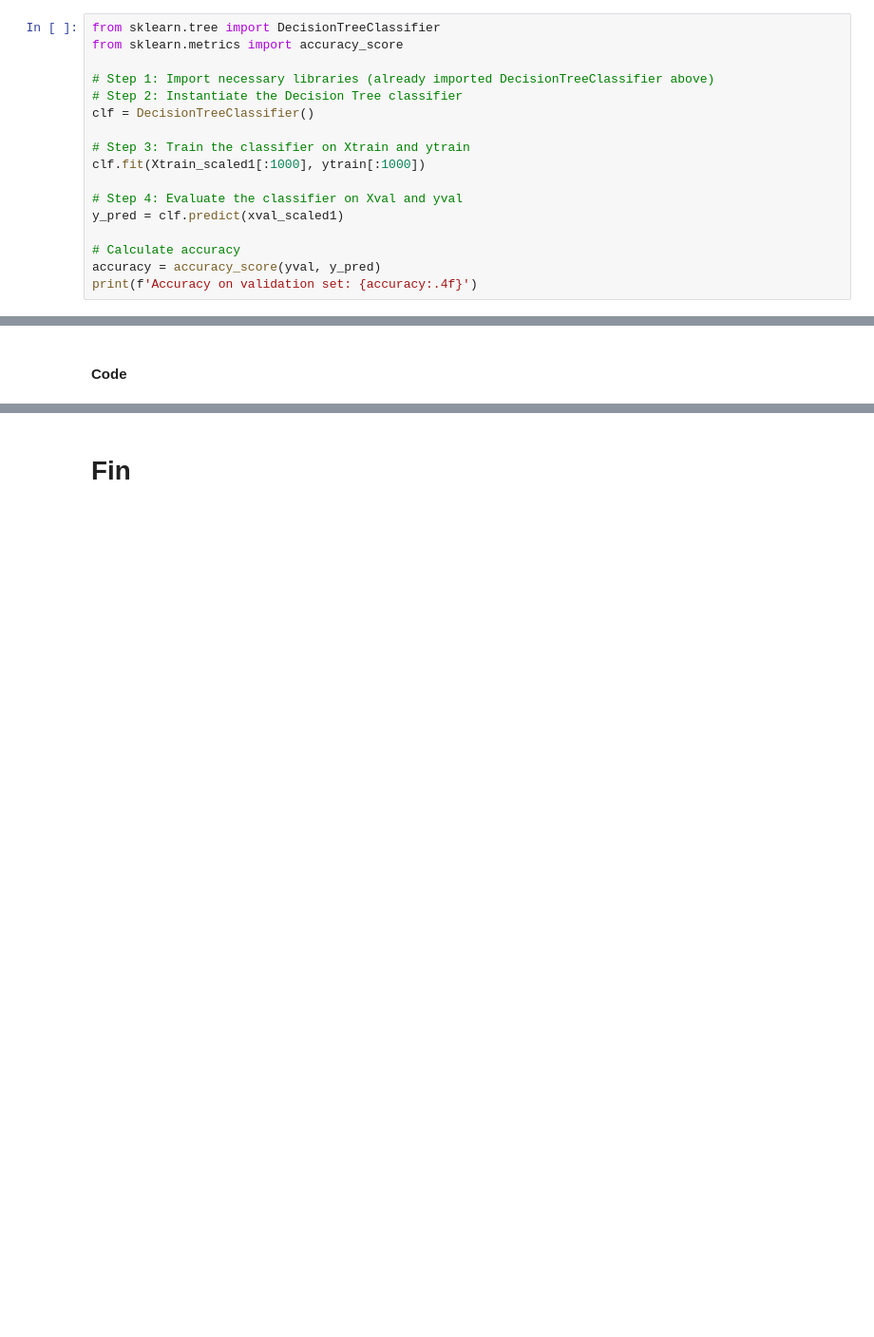
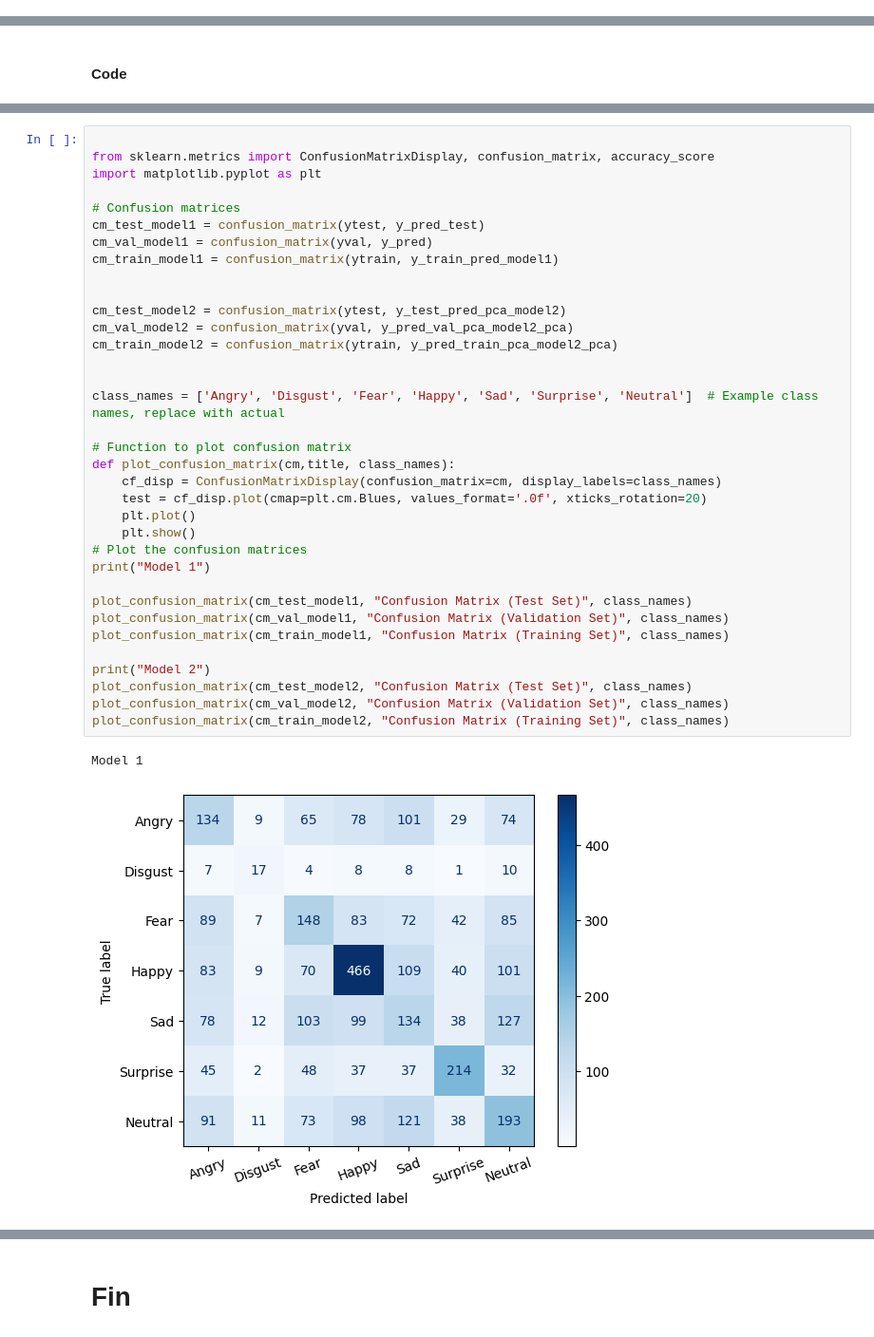
Before and after one commit to Scammaz/771-lab2, a Jupyter notebook: LAB3.ipynb, the cells around one changed output, grey strips where cells are left out. Shown at 95% size. Cells and saved outputs as stored; diff of their text form; blank space fills up the shorter version.

```diff
--- a/LAB3.ipynb
+++ b/LAB3.ipynb
@@ -531,18 +577 @@ print(f'Accuracy on validation set with PCA-reduced features: {accuracy:.4f}')
-# %%
-from sklearn.tree import DecisionTreeClassifier
-from sklearn.metrics import accuracy_score
-
-# Step 1: Import necessary libraries (already imported DecisionTreeClassifier above)
-# Step 2: Instantiate the Decision Tree classifier
-clf = DecisionTreeClassifier()
-
-# Step 3: Train the classifier on Xtrain and ytrain
-clf.fit(Xtrain_scaled1[:1000], ytrain[:1000])
-
-# Step 4: Evaluate the classifier on Xval and yval
-y_pred = clf.predict(xval_scaled1)
-
-# Calculate accuracy
-accuracy = accuracy_score(yval, y_pred)
-print(f'Accuracy on validation set: {accuracy:.4f}')
 # %% [markdown]
@@ -610,0 +687,38 @@ Taux de classification correcte (%)
+# %%
+
+from sklearn.metrics import ConfusionMatrixDisplay, confusion_matrix, accuracy_score
+import matplotlib.pyplot as plt
+
+# Confusion matrices
+cm_test_model1 = confusion_matrix(ytest, y_pred_test)
+cm_val_model1 = confusion_matrix(yval, y_pred)
+cm_train_model1 = confusion_matrix(ytrain, y_train_pred_model1)
+
+
+cm_test_model2 = confusion_matrix(ytest, y_test_pred_pca_model2)
+cm_val_model2 = confusion_matrix(yval, y_pred_val_pca_model2_pca)
+cm_train_model2 = confusion_matrix(ytrain, y_pred_train_pca_model2_pca)
+
+
+class_names = ['Angry', 'Disgust', 'Fear', 'Happy', 'Sad', 'Surprise', 'Neutral']  # Example class names, replace with actual
+
+# Function to plot confusion matrix
+def plot_confusion_matrix(cm,title, class_names):
+    cf_disp = ConfusionMatrixDisplay(confusion_matrix=cm, display_labels=class_names)
+    test = cf_disp.plot(cmap=plt.cm.Blues, values_format='.0f', xticks_rotation=20)
+    plt.plot()
+    plt.show()
+# Plot the confusion matrices
+print("Model 1")
+
+plot_confusion_matrix(cm_test_model1, "Confusion Matrix (Test Set)", class_names)
+plot_confusion_matrix(cm_val_model1, "Confusion Matrix (Validation Set)", class_names)
+plot_confusion_matrix(cm_train_model1, "Confusion Matrix (Training Set)", class_names)
+
+print("Model 2")
+plot_confusion_matrix(cm_test_model2, "Confusion Matrix (Test Set)", class_names)
+plot_confusion_matrix(cm_val_model2, "Confusion Matrix (Validation Set)", class_names)
+plot_confusion_matrix(cm_train_model2, "Confusion Matrix (Training Set)", class_names)
+# %% [output]
+Model 1
+[figure, added]
```
Also changed, not shown: parts of 11 cells of this notebook, 5 other files.
